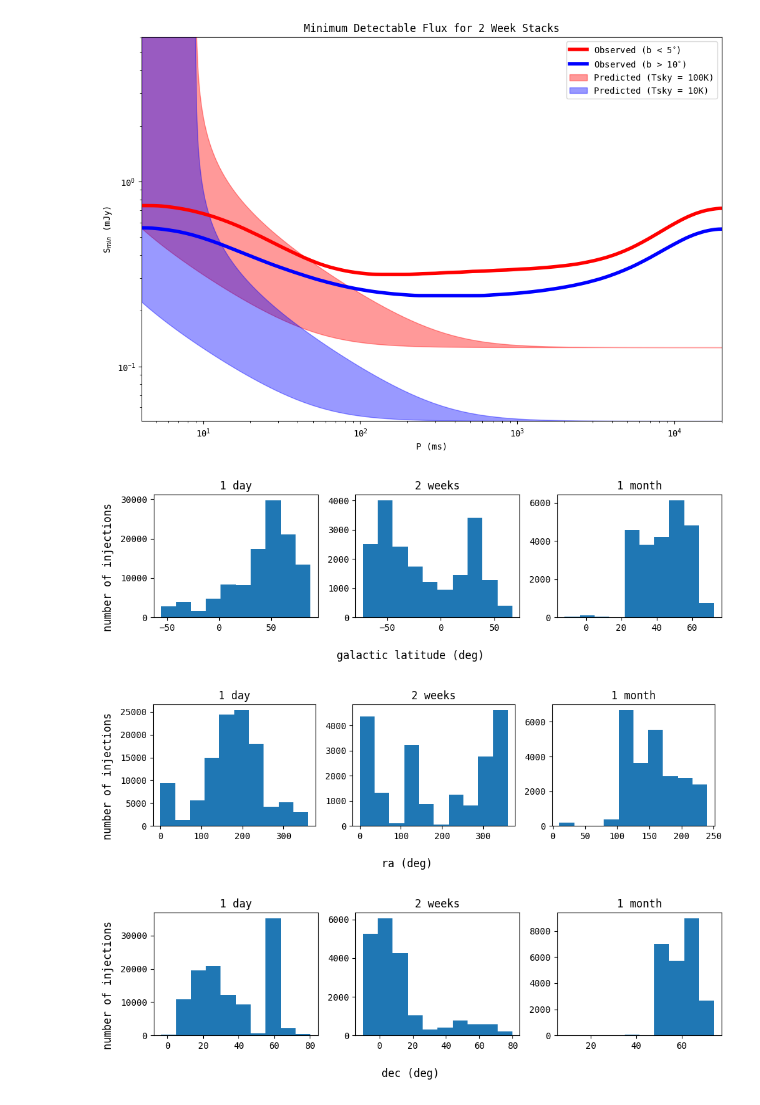
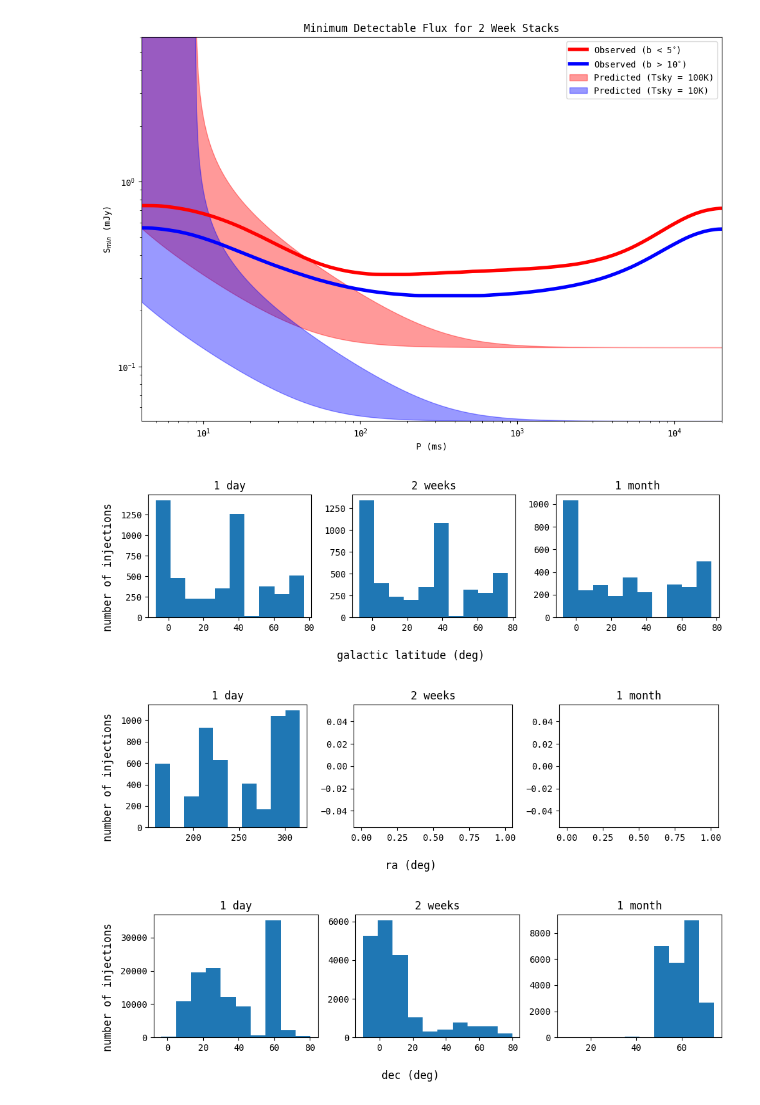
Before and after one commit to chime-sps/Transmissivity, a Jupyter notebook: results/sensitivity_dropoff.ipynb, the cells around one changed output. Drawn from its saved outputs; the diff is of its cells as text; code cells hidden in the pictures.

```diff
--- a/results/sensitivity_dropoff.ipynb
+++ b/results/sensitivity_dropoff.ipynb
@@ -562,45 +490,48 @@ ax.set_title('Minimum Detectable Flux for 2 Week Stacks')
 Text(0.5, 1.0, 'Minimum Detectable Flux for 2 Week Stacks')
 [figure]
 # %%
-coords = SkyCoord(ra=data_1[:, 0]*u.deg, dec=data_1[:, 1]*u.deg, frame='icrs')
+mask_1 = data[:, 2] == 1.
+coords = SkyCoord(ra=data[mask_1, 0]*u.deg, dec=data[mask_1, 1]*u.deg, frame='icrs')
 b_1= coords.galactic.b
 
-coords = SkyCoord(ra=data_14[:, 0]*u.deg, dec=data_14[:, 1]*u.deg, frame='icrs')
-b_14 = coords.galactic.b
+mask_16 = data[:, 2] == 16.
+coords = SkyCoord(ra=data[mask_16, 0]*u.deg, dec=data[mask_16, 1]*u.deg, frame='icrs')
+b_16 = coords.galactic.b
 
-coords = SkyCoord(ra=data_30[:, 0]*u.deg, dec=data_30[:, 1]*u.deg, frame='icrs')
-b_30 = coords.galactic.b
+mask_31 = data[:, 2] ==  31.
+coords = SkyCoord(ra=data[mask_31, 0]*u.deg, dec=data[mask_31, 1]*u.deg, frame='icrs')
+b_31 = coords.galactic.b
 
 counts_1, bins_1 = np.histogram(b_1)
-counts_14, bins_14 = np.histogram(b_14)
-counts_30, bins_30 = np.histogram(b_30)
+counts_16, bins_16 = np.histogram(b_16)
+counts_31, bins_31 = np.histogram(b_31)
 
 fig, ax = plt.subplots(1, 3, figsize = (10, 3))
 
 ax[0].hist(bins_1[:-1], bins_1, weights=counts_1)
-ax[1].hist(bins_14[:-1], bins_14, weights=counts_14)
-ax[2].hist(bins_30[:-1], bins_30, weights=counts_30)
+ax[1].hist(bins_16[:-1], bins_16, weights=counts_16)
+ax[2].hist(bins_31[:-1], bins_31, weights=counts_31)
 
 fig.supxlabel('galactic latitude (deg)')
 fig.supylabel('number of injections')
 
 ax[0].set_title('1 day')
 ax[1].set_title('2 weeks')
 ax[2].set_title('1 month')
 
 plt.tight_layout()
 # %% [output]
-[figure, old version]
+[figure, new version]
 # %%
-counts_1, bins_1 = np.histogram(data_1[:, 0])
-counts_14, bins_14 = np.histogram(data_14[:, 0])
-counts_30, bins_30 = np.histogram(data_30[:, 0])
+counts_1, bins_1 = np.histogram(data[mask_1, 0])
+counts_16, bins_16 = np.histogram(data[mask_16, 0])
+counts_31, bins_31 = np.histogram(data[mask_31, 0])
 
 fig, ax = plt.subplots(1, 3, figsize = (10, 3))
 
 ax[0].hist(bins_1[:-1], bins_1, weights=counts_1)
-ax[1].hist(bins_14[:-1], bins_14, weights=counts_14)
-ax[2].hist(bins_30[:-1], bins_30, weights=counts_30)
+ax[1].hist(bins_16[:-1], bins_16, weights=counts_16)
+ax[2].hist(bins_31[:-1], bins_31, weights=counts_31)
 
 fig.supxlabel('ra (deg)')
 fig.supylabel('number of injections')
@@ -611,6 +542,6 @@ ax[2].set_title('1 month')
 
 plt.tight_layout()
 # %% [output]
-[figure, old version]
+[figure, new version]
 # %%
 counts_1, bins_1 = np.histogram(data_1[:, 1])
```
Also changed, not shown: parts of 13 cells of this notebook, 15 other files.
